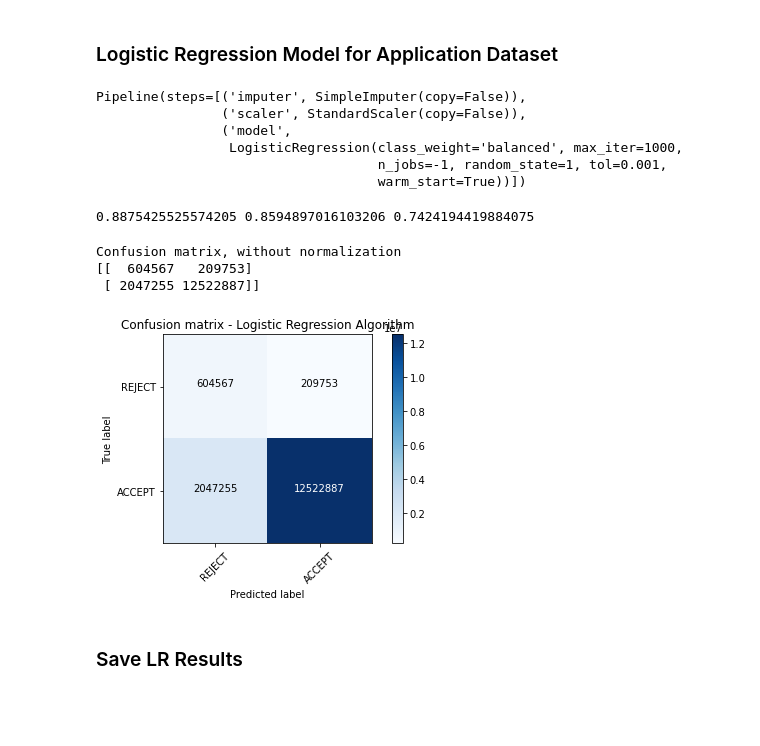
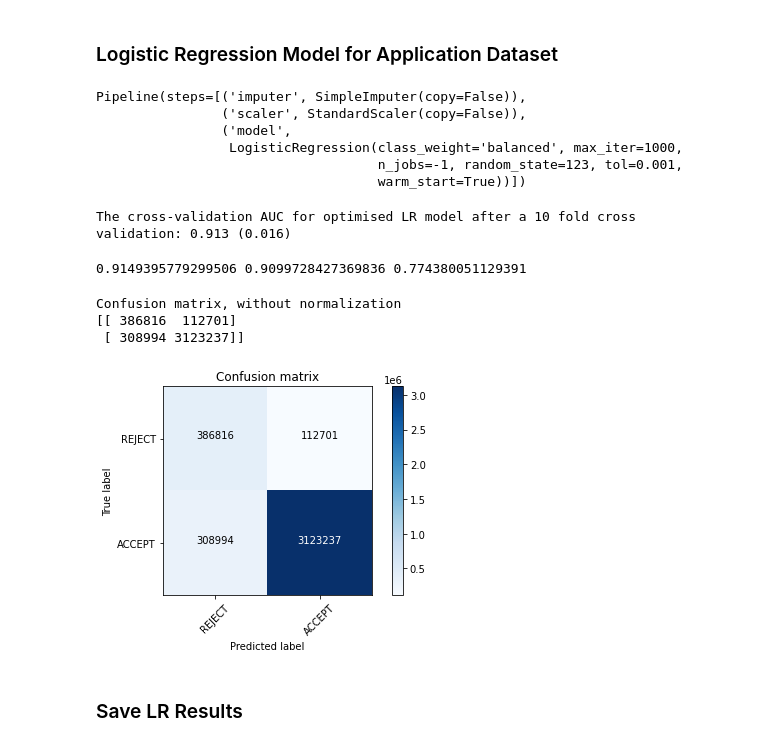
Before and after one commit to JoshYang1/Reject-Inference, a Jupyter notebook: Final Reject Inference Notebook.ipynb, the cells around one changed output. Drawn from its saved outputs; the diff is of its cells as text; code cells hidden in the pictures; blank space fills up the shorter version.

```diff
--- a/Final Reject Inference Notebook.ipynb
+++ b/Final Reject Inference Notebook.ipynb
@@ -56,7 +84,7 @@ application_df = pd.get_dummies(application_df, columns=['purpose'], drop_first=
 # Train the model on the full dataset. We are trying to build a pre-existing, trained model, not a new model.
 
 y_train = application_df['rejected']
-X_train = application_df.drop(['rejected', 'issue_d'], axis=1)
+X_train = application_df.drop(['rejected'], axis=1)
 # %%
 neg, pos = np.bincount(application_df['rejected'])
 total = neg + pos
@@ -106,53 +133,57 @@ Training Set:
 # %%
 # Hyperparemeters already optimised
 
-pipeline_sgdlogreg = Pipeline([
-    ('imputer', SimpleImputer(copy=False)), # Mean imputation by default
+pipeline_logreg = Pipeline([
+    ('imputer', SimpleImputer(copy=False)),
     ('scaler', StandardScaler(copy=False)),
     ('model', LogisticRegression(
         class_weight='balanced',
         max_iter=1000,
         tol = 1e-3,
-        random_state=1,
+        random_state=RANDOM_STATE,
         n_jobs=-1,
         warm_start=True,
-        penalty='l2'
+        solver = 'lbfgs'
         )
     )
 ])
 # %%
-pipeline_sgdlogreg.fit(X_train, y_train)
+pipeline_logreg.fit(X_train, y_train)
 # %% [output]
 Pipeline(steps=[('imputer', SimpleImputer(copy=False)),
                 ('scaler', StandardScaler(copy=False)),
                 ('model',
                  LogisticRegression(class_weight='balanced', max_iter=1000,
-                                    n_jobs=-1, random_state=1, tol=0.001,
+                                    n_jobs=-1, random_state=123, tol=0.001,
                                     warm_start=True))])
+# %%
+cv_scores_lr = cross_val_score(estimator= pipeline_logreg, X=X_train, y=y_train, scoring='roc_auc', cv=CROSS_VALIDATION, n_jobs=-1)
+print("The cross-validation AUC for optimised LR model after a 10 fold cross validation: %.3f (%.3f)" % (mean(cv_scores_lr), std(cv_scores_lr)))
+# %% [output]
+The cross-validation AUC for optimised LR model after a 10 fold cross validation: 0.913 (0.016)
 # %%
 # Scores of each application and model performance
 
-y_score = pipeline_sgdlogreg.predict_proba(X_train)[:,1]
+y_score = pipeline_logreg.predict_proba(X_train)[:,1]
 
 y_score_flag = [int(round(i)) for i in y_score]
 
 print(roc_auc_score(y_train, y_score), recall_score(y_train, y_score_flag, pos_label=1), recall_score(y_train, y_score_flag, pos_label=0))
 # %% [output]
-0.8875425525574205 0.8594897016103206 0.7424194419884075
+0.9149395779299506 0.9099728427369836 0.774380051129391
 # %%
 # Computing Confusion matrix for the above algorithm
 
 cnf_matrix = confusion_matrix(y_train, y_score_flag)
 np.set_printoptions(precision=2)
 
 # Plot non-normalized confusion matrix
 plt.figure()
-ri.plot_confusion_matrix(cnf_matrix, classes=["REJECT", "ACCEPT"],
-                      title='Confusion matrix - Logistic Regression Algorithm')
+ri.plot_confusion_matrix(cnf_matrix, classes=["REJECT", "ACCEPT"])
 
 plt.show()
 # %% [output]
 Confusion matrix, without normalization
-[[  604567   209753]
- [ 2047255 12522887]]
+[[ 386816  112701]
+ [ 308994 3123237]]
-[figure, old version]
+[figure, new version]
```
Also changed, not shown: parts of 103 cells of this notebook, 2 other files.
